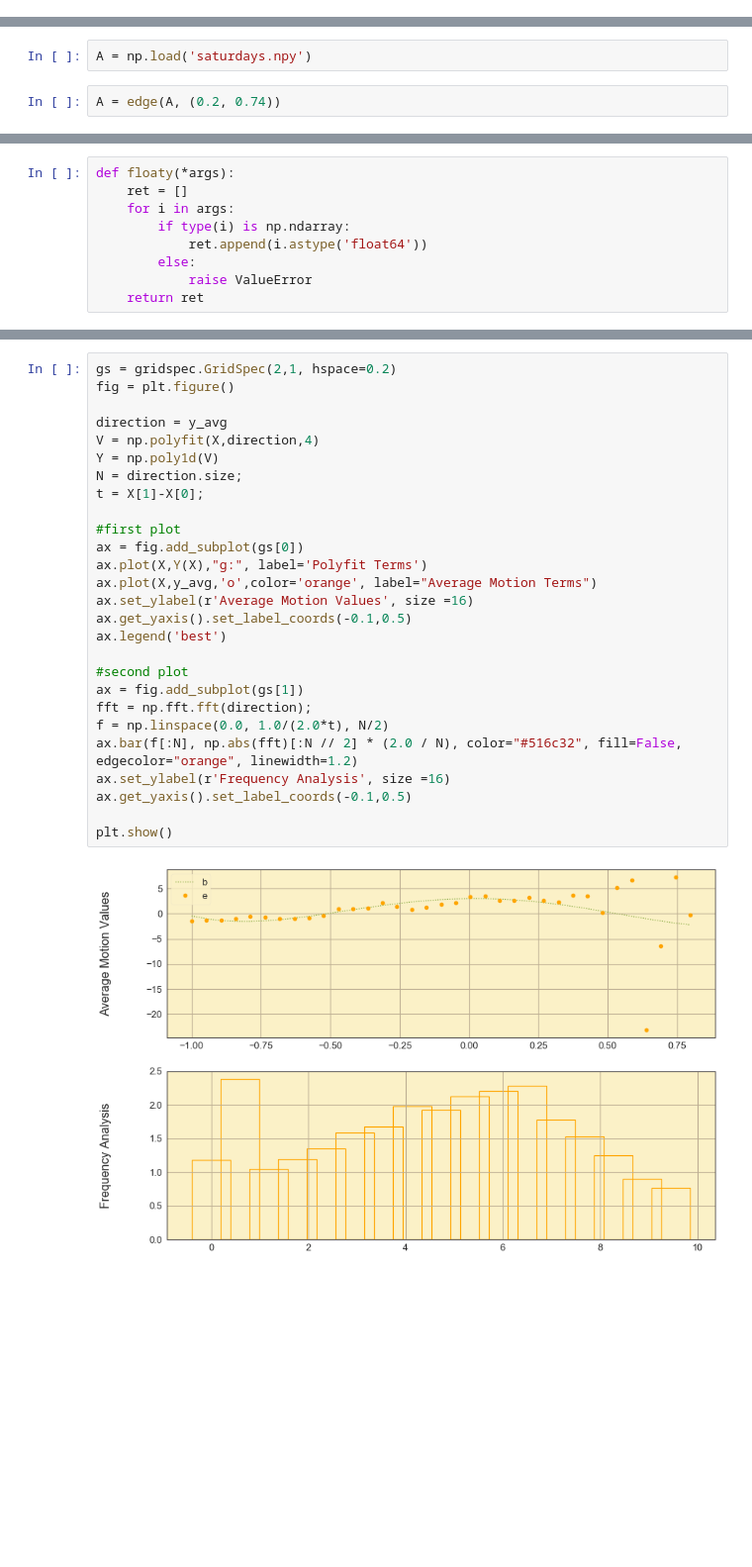
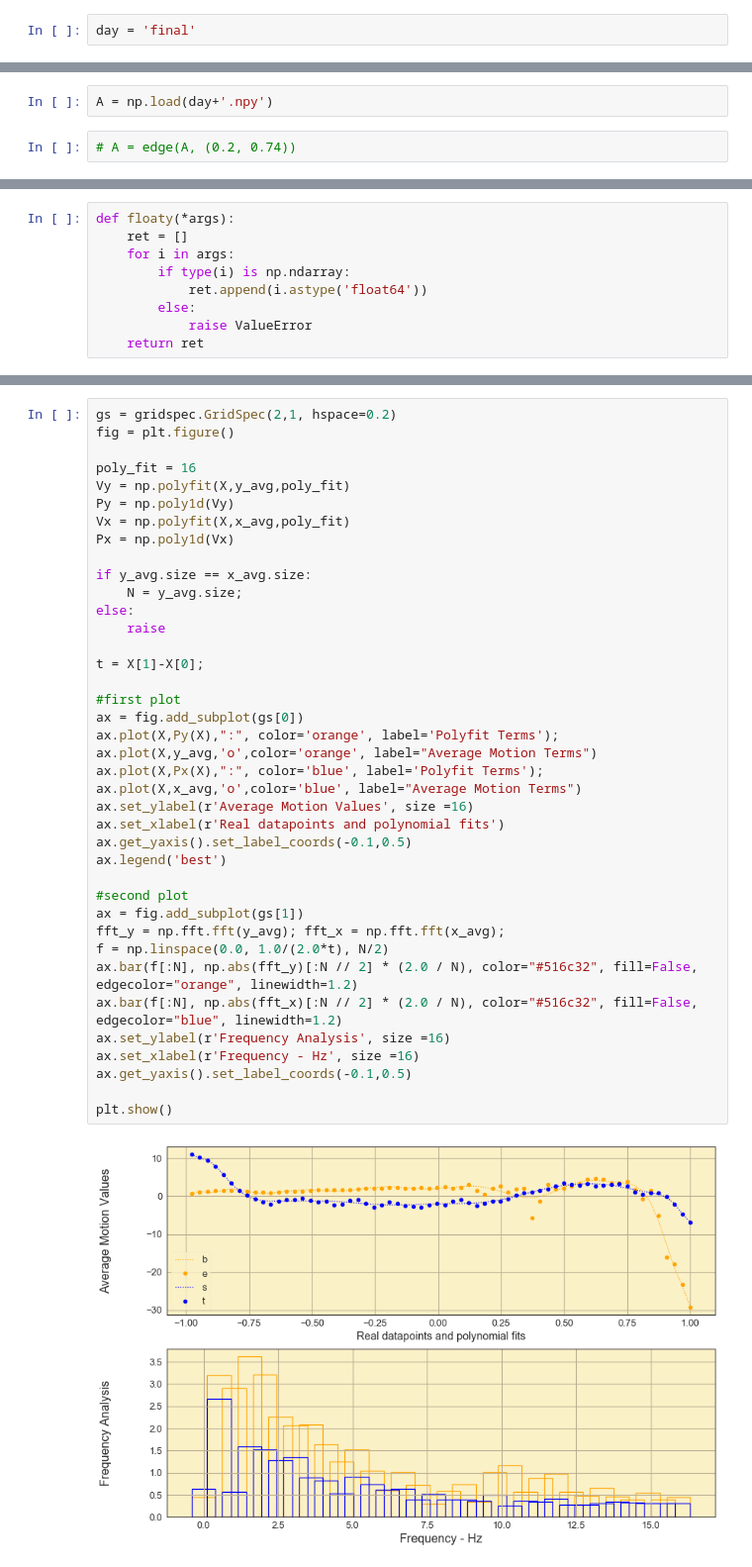
Before and after one commit to trdougherty/Quant_Mo, a Jupyter notebook: quomo_notebook.ipynb, the cells around one changed output, grey strips where cells are left out. Shown at 99% size. Cells and saved outputs as stored; diff of their text form; blank space fills up the shorter version.

```diff
--- a/quomo_notebook.ipynb
+++ b/quomo_notebook.ipynb
@@ -18,6 +18,8 @@ from memory_profiler import profile
 from uncertainties import unumpy
 import uncertainties as u
 import ucert
+# %%
+day = 'final'
 # %%
 plt.rcParams['figure.figsize'] = [13, 9]
 # %%
@@ -63,9 +65,9 @@ def intensity(x):
     assert type(x).__module__ == np.__name__
     return np.power(np.sum(np.power(x,2),axis=len(x.shape)-1),0.5) # pythagorean
 # %%
-A = np.load('saturdays.npy')
+A = np.load(day+'.npy')
 # %%
-A = edge(A, (0.2, 0.74))
+# A = edge(A, (0.2, 0.74))
 # %% [markdown]
 This function is looking to take something with an X and Y system to decompose it into a collapsed major system
 # %%
@@ -113,29 +121,39 @@ plt.show()
 # %%
 gs = gridspec.GridSpec(2,1, hspace=0.2)
 fig = plt.figure()
 
-direction = y_avg
-V = np.polyfit(X,direction,4)
-Y = np.poly1d(V)
-N = direction.size;
+poly_fit = 16
+Vy = np.polyfit(X,y_avg,poly_fit)
+Py = np.poly1d(Vy)
+Vx = np.polyfit(X,x_avg,poly_fit)
+Px = np.poly1d(Vx)
+
+if y_avg.size == x_avg.size:
+    N = y_avg.size;
+else:
+    raise
+
 t = X[1]-X[0];
 
 #first plot
 ax = fig.add_subplot(gs[0])
-ax.plot(X,Y(X),"g:", label='Polyfit Terms')
-ax.plot(X,y_avg,'o',color='orange', label="Average Motion Terms")
+ax.plot(X,Py(X),":", color='orange', label='Polyfit Terms'); ax.plot(X,y_avg,'o',color='orange', label="Average Motion Terms")
+ax.plot(X,Px(X),":", color='blue', label='Polyfit Terms'); ax.plot(X,x_avg,'o',color='blue', label="Average Motion Terms")
 ax.set_ylabel(r'Average Motion Values', size =16)
+ax.set_xlabel(r'Real datapoints and polynomial fits')
 ax.get_yaxis().set_label_coords(-0.1,0.5)
 ax.legend('best')
 
 #second plot
 ax = fig.add_subplot(gs[1])
-fft = np.fft.fft(direction);
+fft_y = np.fft.fft(y_avg); fft_x = np.fft.fft(x_avg);
 f = np.linspace(0.0, 1.0/(2.0*t), N/2)
-ax.bar(f[:N], np.abs(fft)[:N // 2] * (2.0 / N), color="#516c32", fill=False, edgecolor="orange", linewidth=1.2)
+ax.bar(f[:N], np.abs(fft_y)[:N // 2] * (2.0 / N), color="#516c32", fill=False, edgecolor="orange", linewidth=1.2)
+ax.bar(f[:N], np.abs(fft_x)[:N // 2] * (2.0 / N), color="#516c32", fill=False, edgecolor="blue", linewidth=1.2)
 ax.set_ylabel(r'Frequency Analysis', size =16)
+ax.set_xlabel(r'Frequency - Hz', size =16)
 ax.get_yaxis().set_label_coords(-0.1,0.5)
 
 plt.show()
 # %% [output]
-[figure, old version]
+[figure, new version]
```
Also changed, not shown: parts of 11 cells of this notebook.
